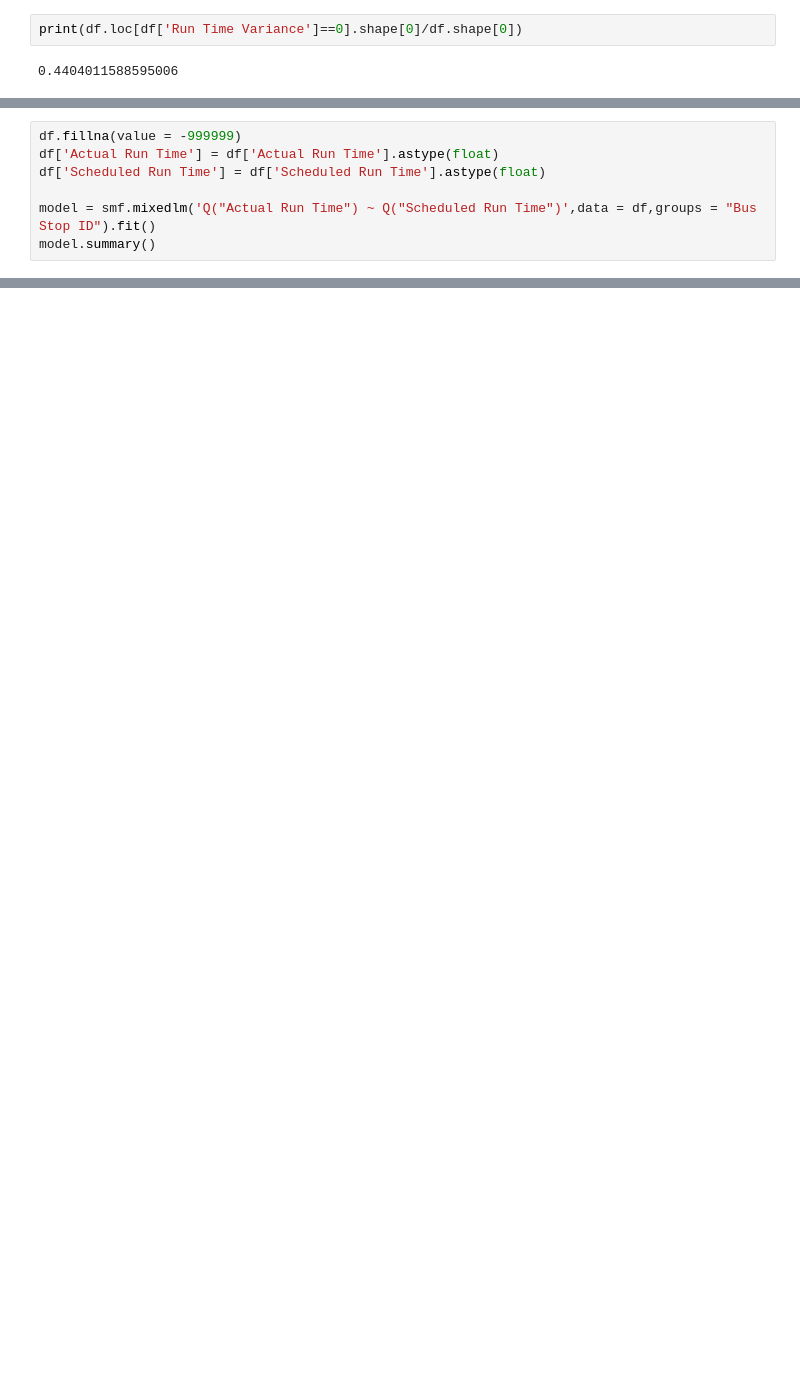
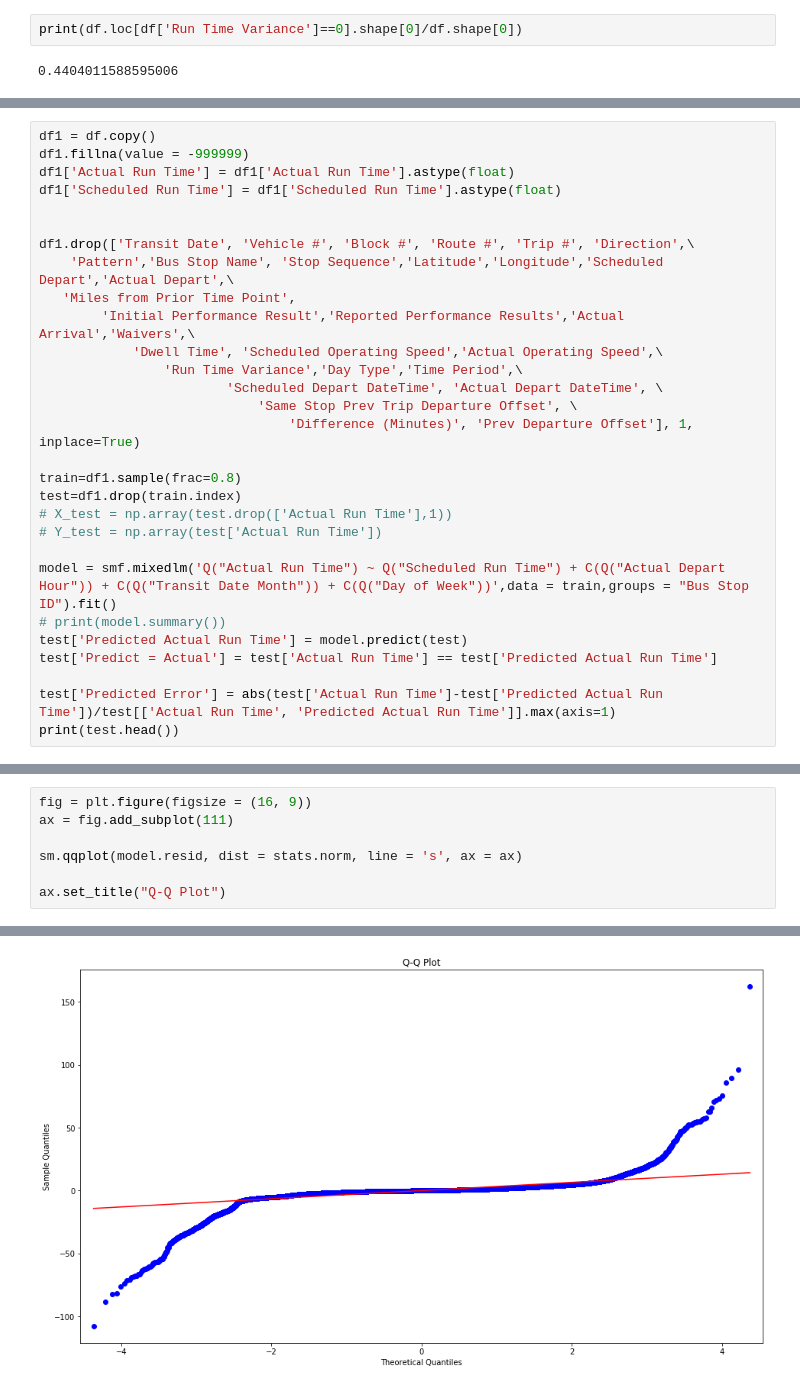
Before and after one commit to jairad26/LTC-Research-Challenge, a Jupyter notebook: 2019_algorithms.ipynb, the cells around one changed output, grey strips where cells are left out. Cells and saved outputs as stored; diff of their text form; blank space fills up the shorter version.

Commit message:
added train test for mixed effect model, with individual predictions for each row in testing dataset

```diff
--- a/2019_algorithms.ipynb
+++ b/2019_algorithms.ipynb
@@ -400,7 +384,0 @@ Mean Absolute Error : 2.8115050397846
-# %%
-df.fillna(value = -999999)
-df['Actual Run Time'] = df['Actual Run Time'].astype(float)
-df['Scheduled Run Time'] = df['Scheduled Run Time'].astype(float)
-
-model = smf.mixedlm('Q("Actual Run Time") ~ Q("Scheduled Run Time")',data = df,groups = "Bus Stop ID").fit()
-model.summary()
@@ -417,0 +385,29 @@ model.summary()
+# %%
+df1 = df.copy()
+df1.fillna(value = -999999)
+df1['Actual Run Time'] = df1['Actual Run Time'].astype(float)
+df1['Scheduled Run Time'] = df1['Scheduled Run Time'].astype(float)
+
+
+df1.drop(['Transit Date', 'Vehicle #', 'Block #', 'Route #', 'Trip #', 'Direction',\
+    'Pattern','Bus Stop Name', 'Stop Sequence','Latitude','Longitude','Scheduled Depart','Actual Depart',\
+   'Miles from Prior Time Point',
+        'Initial Performance Result','Reported Performance Results','Actual Arrival','Waivers',\
+            'Dwell Time', 'Scheduled Operating Speed','Actual Operating Speed',\
+                'Run Time Variance','Day Type','Time Period',\
+                        'Scheduled Depart DateTime', 'Actual Depart DateTime', \
+                            'Same Stop Prev Trip Departure Offset', \
+                                'Difference (Minutes)', 'Prev Departure Offset'], 1, inplace=True)
+
+train=df1.sample(frac=0.8)
+test=df1.drop(train.index)
+# X_test = np.array(test.drop(['Actual Run Time'],1))
+# Y_test = np.array(test['Actual Run Time'])
+
+model = smf.mixedlm('Q("Actual Run Time") ~ Q("Scheduled Run Time") + C(Q("Actual Depart Hour")) + C(Q("Transit Date Month")) + C(Q("Day of Week"))',data = train,groups = "Bus Stop ID").fit()
+# print(model.summary())
+test['Predicted Actual Run Time'] = model.predict(test)
+test['Predict = Actual'] = test['Actual Run Time'] == test['Predicted Actual Run Time']
+
+test['Predicted Error'] = abs(test['Actual Run Time']-test['Predicted Actual Run Time'])/test[['Actual Run Time', 'Predicted Actual Run Time']].max(axis=1)
+print(test.head())
@@ -427,0 +445,8 @@ NameError: name 'stats' is not defined
+# %%
+fig = plt.figure(figsize = (16, 9))
+ax = fig.add_subplot(111)
+
+sm.qqplot(model.resid, dist = stats.norm, line = 's', ax = ax)
+
+ax.set_title("Q-Q Plot")
+# %% [output]
@@ -427,0 +454 @@ NameError: name 'stats' is not defined
+[figure, added]
```
Also changed, not shown: parts of 12 cells of this notebook.
